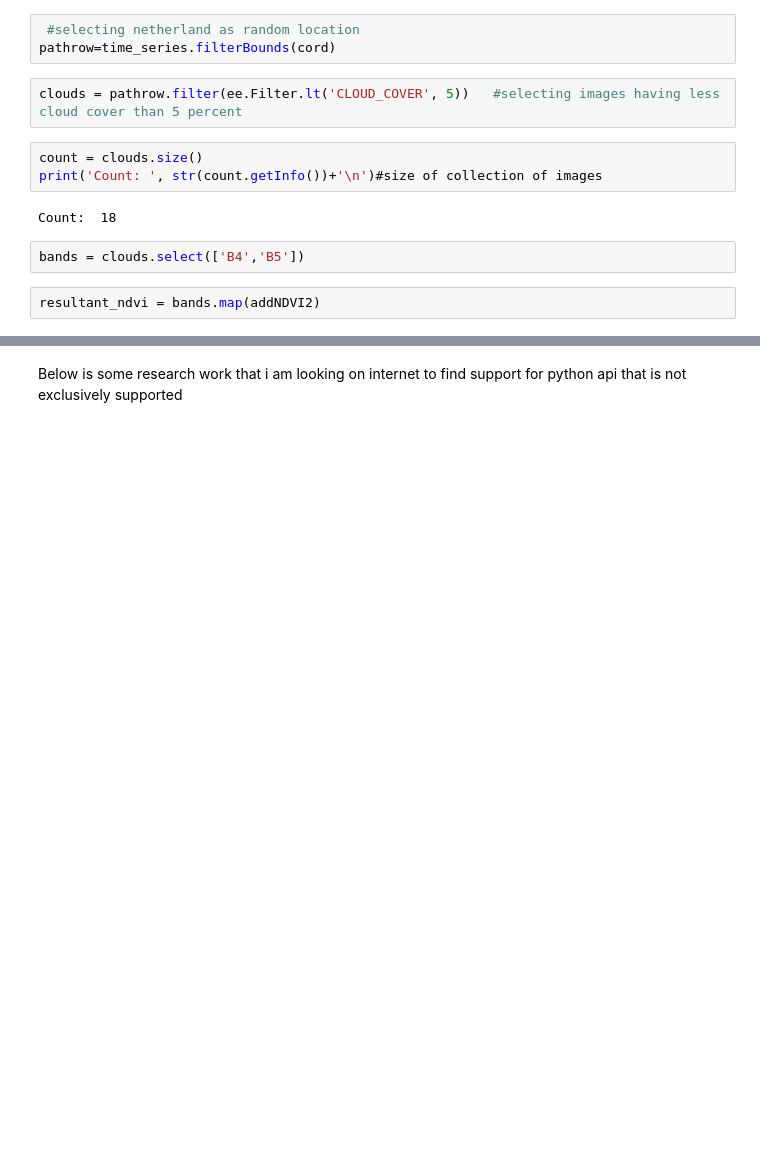
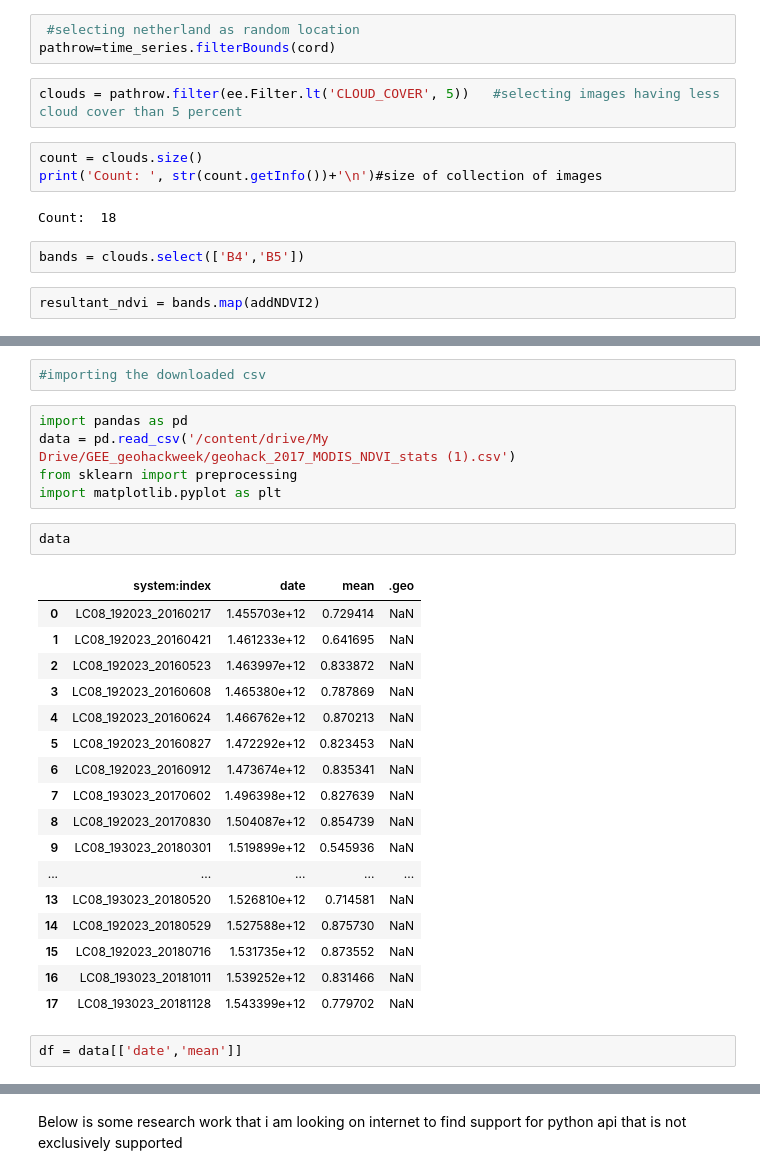
Before and after one commit to nachiketaraina/ndvi_using_gee, a Jupyter notebook: test_project.ipynb, the cells around one changed output, grey strips where cells are left out. Cells and saved outputs as stored; diff of their text form; blank space fills up the shorter version.

```diff
--- a/test_project.ipynb
+++ b/test_project.ipynb
@@ -113,0 +109,29 @@ for i in range(collectionSize):
+# %%
+#importing the downloaded csv
+# %%
+import pandas as pd
+data = pd.read_csv('/content/drive/My Drive/GEE_geohackweek/geohack_2017_MODIS_NDVI_stats (1).csv')
+from sklearn import preprocessing
+import matplotlib.pyplot as plt
+# %%
+data
+# %% [output]
+|  | system:index | date | mean | .geo |
+| 0 | LC08_192023_20160217 | 1.455703e+12 | 0.729414 | NaN |
+| 1 | LC08_192023_20160421 | 1.461233e+12 | 0.641695 | NaN |
+| 2 | LC08_192023_20160523 | 1.463997e+12 | 0.833872 | NaN |
+| 3 | LC08_192023_20160608 | 1.465380e+12 | 0.787869 | NaN |
+| 4 | LC08_192023_20160624 | 1.466762e+12 | 0.870213 | NaN |
+| 5 | LC08_192023_20160827 | 1.472292e+12 | 0.823453 | NaN |
+| 6 | LC08_192023_20160912 | 1.473674e+12 | 0.835341 | NaN |
+| 7 | LC08_193023_20170602 | 1.496398e+12 | 0.827639 | NaN |
+| 8 | LC08_192023_20170830 | 1.504087e+12 | 0.854739 | NaN |
+| 9 | LC08_193023_20180301 | 1.519899e+12 | 0.545936 | NaN |
+| ... | ... | ... | ... | ... |
+| 13 | LC08_193023_20180520 | 1.526810e+12 | 0.714581 | NaN |
+| 14 | LC08_192023_20180529 | 1.527588e+12 | 0.875730 | NaN |
+| 15 | LC08_192023_20180716 | 1.531735e+12 | 0.873552 | NaN |
+| 16 | LC08_193023_20181011 | 1.539252e+12 | 0.831466 | NaN |
+| 17 | LC08_193023_20181128 | 1.543399e+12 | 0.779702 | NaN |
+# %%
+df = data[['date','mean']]
```
Also changed, not shown: parts of 49 cells of this notebook.
